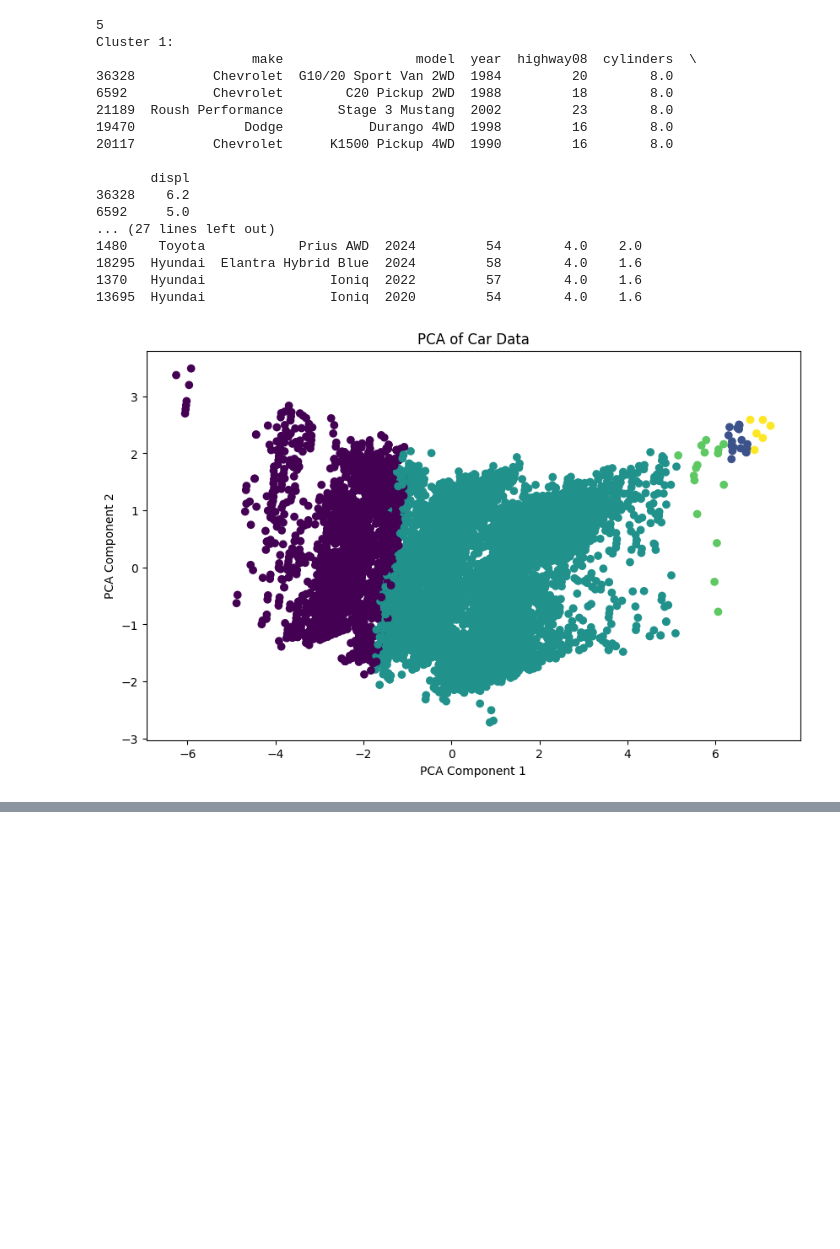
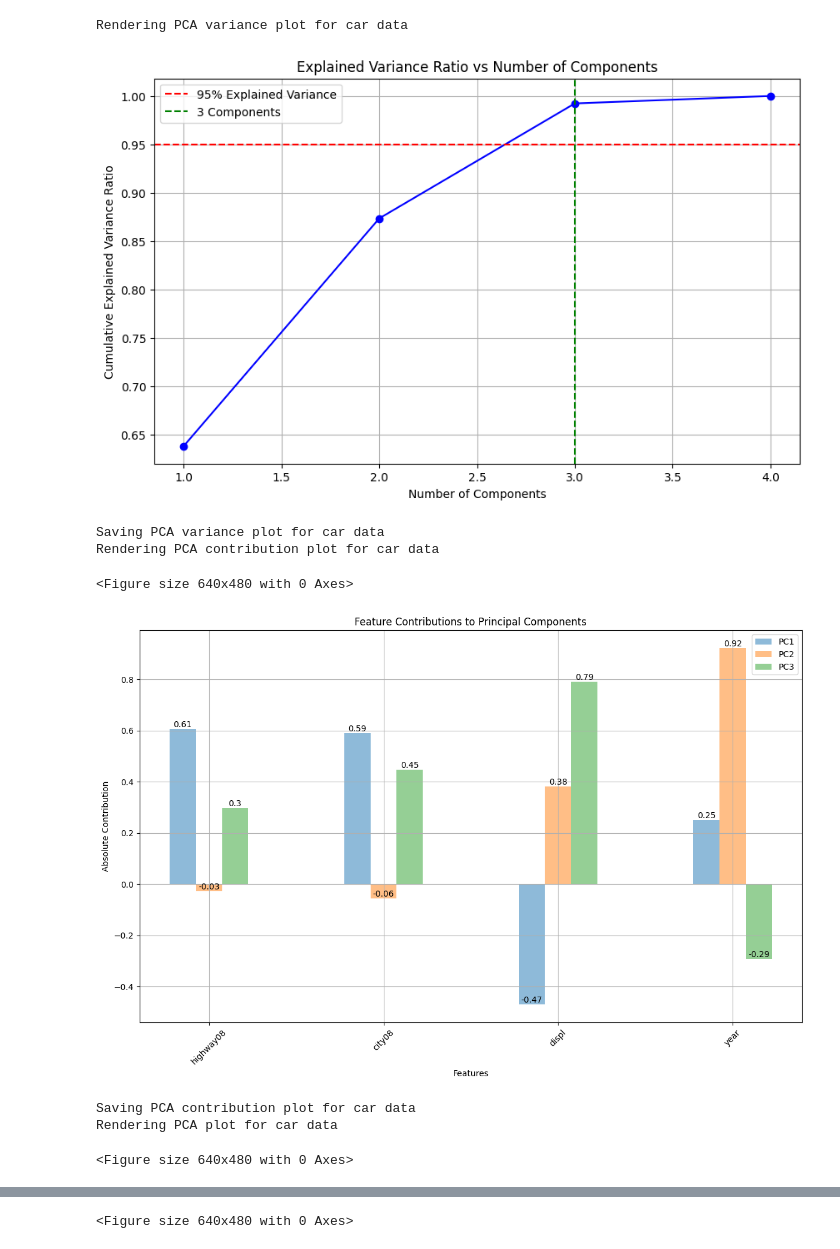
Before and after one commit to greasycat/ds5230-group2, a Jupyter notebook: spectral.ipynb, the cells around one changed output, grey strips where cells are left out. Drawn from its saved outputs; the diff is of its cells as text; code cells hidden in the pictures; blank space fills up the shorter version.

Commit message:
update plotting

```diff
--- a/spectral.ipynb
+++ b/spectral.ipynb
@@ -223,40 +9,16 @@ Best score: 0.37058419241743223, Parameters: (5, 'rbf', 0.1)
-# %%
-# concat labels to car_data
-best_spectral_clustering = scores[0][1]
-car_data["cluster"] = best_spectral_clustering.labels_
-
-print(scores[0][2])
-
-# display 5 random row in each cluster and display the make model year and highway08
-for i in range(scores[0][2]):
-    print(f"Cluster {i+1}:")
-    print(car_data[car_data["cluster"] == i].sample(5)[["make", "model", "year", "highway08", "cylinders", "displ"]])
-# %% [output]
-5
-Cluster 1:
-                    make                 model  year  highway08  cylinders  \
-36328          Chevrolet  G10/20 Sport Van 2WD  1984         20        8.0
-6592           Chevrolet        C20 Pickup 2WD  1988         18        8.0
-21189  Roush Performance       Stage 3 Mustang  2002         23        8.0
-19470              Dodge           Durango 4WD  1998         16        8.0
-20117          Chevrolet      K1500 Pickup 4WD  1990         16        8.0
-
-       displ
-36328    6.2
-6592     5.0
-... (27 lines left out)
-1480    Toyota            Prius AWD  2024         54        4.0    2.0
-18295  Hyundai  Elantra Hybrid Blue  2024         58        4.0    1.6
-1370   Hyundai                Ioniq  2022         57        4.0    1.6
-13695  Hyundai                Ioniq  2020         54        4.0    1.6
-# %%
-
-# plot the pca result
-plt.figure(figsize=(10, 6))
-plt.scatter(pca_result[0], pca_result[1], c=scores[0][1].labels_)
-plt.xlabel('PCA Component 1')
-plt.ylabel('PCA Component 2')
-plt.title('PCA of Car Data')
-plt.show()
-# %% [output]
-[figure, removed]
+# %%
+import src.prep as prep
+from src.clustering import *
+
+
+prep = prep.Prep(output_pca=True, render=True)
+# %% [output]
+Rendering PCA variance plot for car data
+[figure, added]
+Saving PCA variance plot for car data
+Rendering PCA contribution plot for car data
+<Figure size 640x480 with 0 Axes>
+[figure, added]
+Saving PCA contribution plot for car data
+Rendering PCA plot for car data
+<Figure size 640x480 with 0 Axes>
@@ -262,0 +28 @@ plt.show()
+<Figure size 640x480 with 0 Axes>
```
Also changed, not shown: parts of 15 cells of this notebook, 9 other files.
